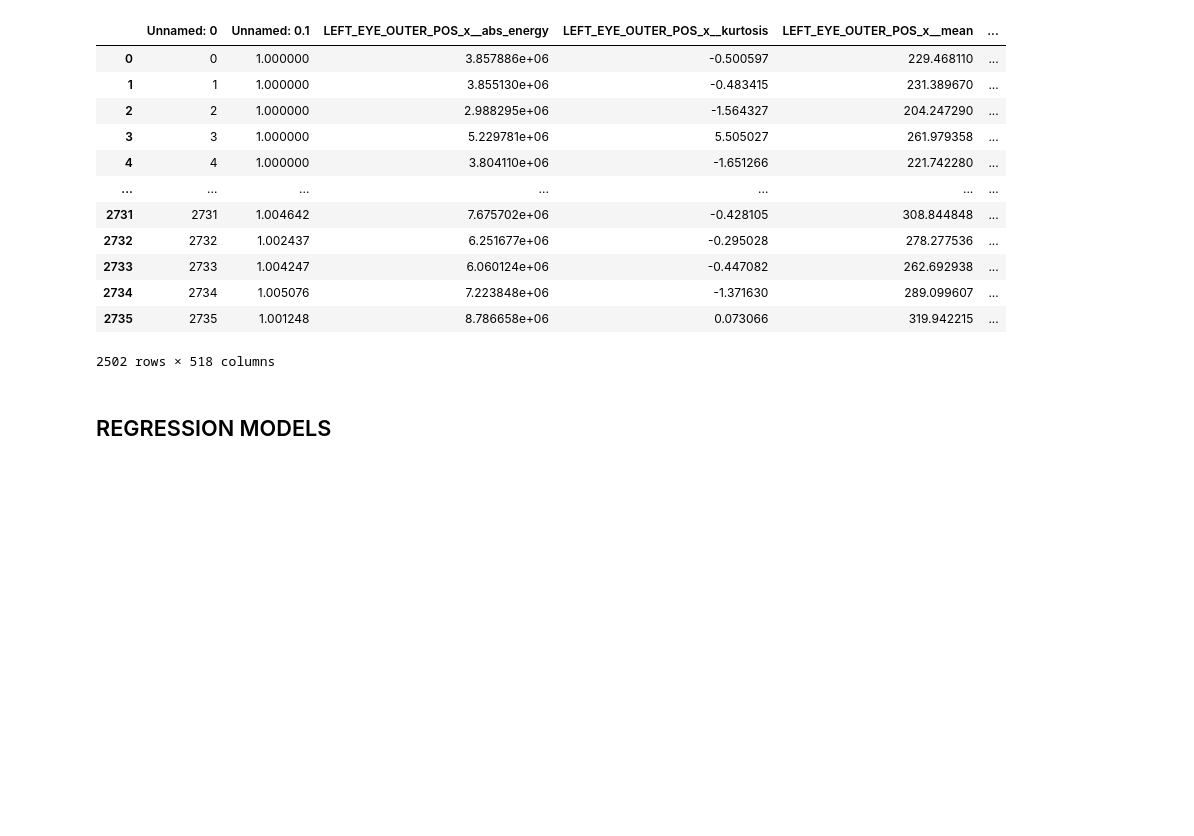
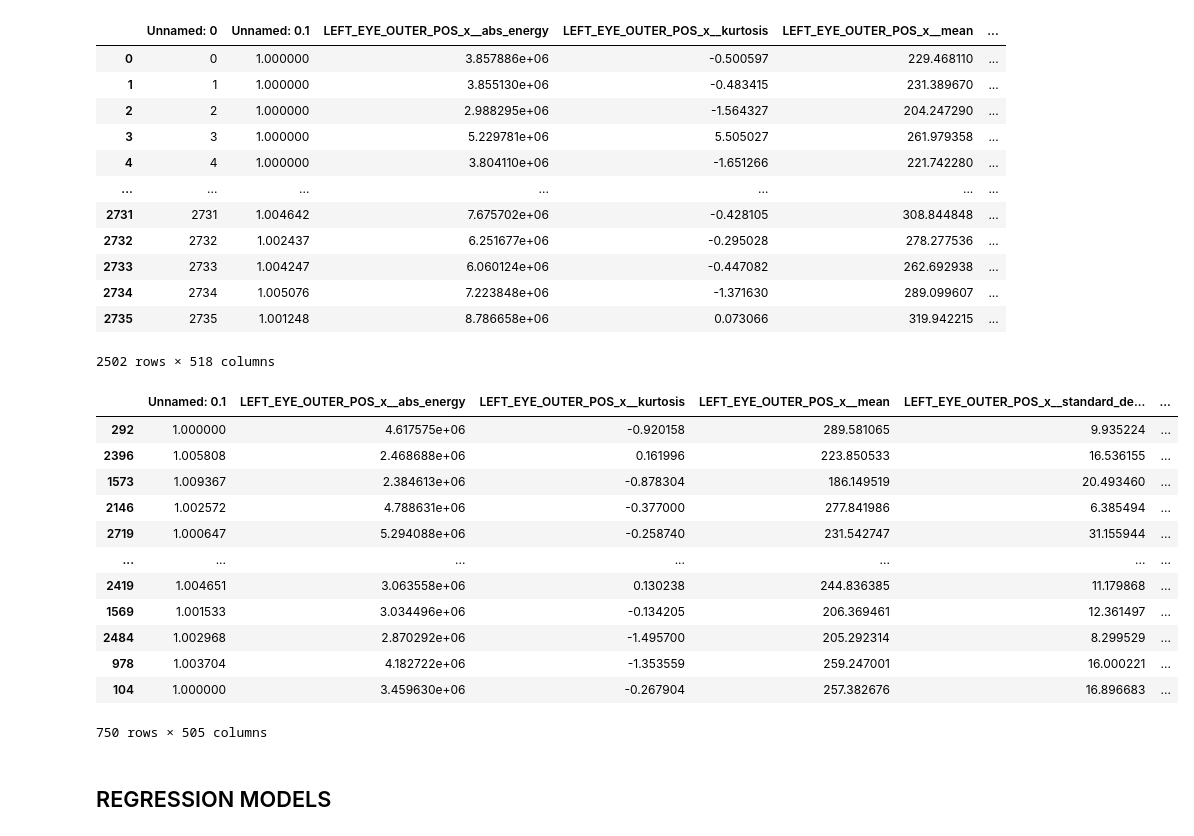
Before and after one commit to uscmakers/ReverseChoreography, a Jupyter notebook: baseheart_ml_tests.ipynb, the cells around one changed output. Drawn from its saved outputs; the diff is of its cells as text; code cells hidden in the pictures; blank space fills up the shorter version.

```diff
--- a/baseheart_ml_tests.ipynb
+++ b/baseheart_ml_tests.ipynb
@@ -46,6 +47,22 @@ y = data[['danceability', 'energy', 'loudness', 'speechiness', 'acousticness', '
 x = data[data.columns[1:len(data.columns)-12]]
 
 X_train, X_test, y_train, y_test = train_test_split(x, y, test_size=0.7)
+# %%
+X_train
+# %% [output]
+|  | Unnamed: 0.1 | LEFT_EYE_OUTER_POS_x__abs_energy | LEFT_EYE_OUTER_POS_x__kurtosis | LEFT_EYE_OUTER_POS_x__mean | LEFT_EYE_OUTER_POS_x__standard_de... | ... |
+| 292 | 1.000000 | 4.617575e+06 | -0.920158 | 289.581065 | 9.935224 | ... |
+| 2396 | 1.005808 | 2.468688e+06 | 0.161996 | 223.850533 | 16.536155 | ... |
+| 1573 | 1.009367 | 2.384613e+06 | -0.878304 | 186.149519 | 20.493460 | ... |
+| 2146 | 1.002572 | 4.788631e+06 | -0.377000 | 277.841986 | 6.385494 | ... |
+| 2719 | 1.000647 | 5.294088e+06 | -0.258740 | 231.542747 | 31.155944 | ... |
+| ... | ... | ... | ... | ... | ... | ... |
+| 2419 | 1.004651 | 3.063558e+06 | 0.130238 | 244.836385 | 11.179868 | ... |
+| 1569 | 1.001533 | 3.034496e+06 | -0.134205 | 206.369461 | 12.361497 | ... |
+| 2484 | 1.002968 | 2.870292e+06 | -1.495700 | 205.292314 | 8.299529 | ... |
+| 978 | 1.003704 | 4.182722e+06 | -1.353559 | 259.247001 | 16.000221 | ... |
+| 104 | 1.000000 | 3.459630e+06 | -0.267904 | 257.382676 | 16.896683 | ... |
+750 rows × 505 columns
 # %% [markdown]
 ## REGRESSION MODELS
 # %%
```
Also changed, not shown: parts of 18 cells of this notebook, 4 other files.
